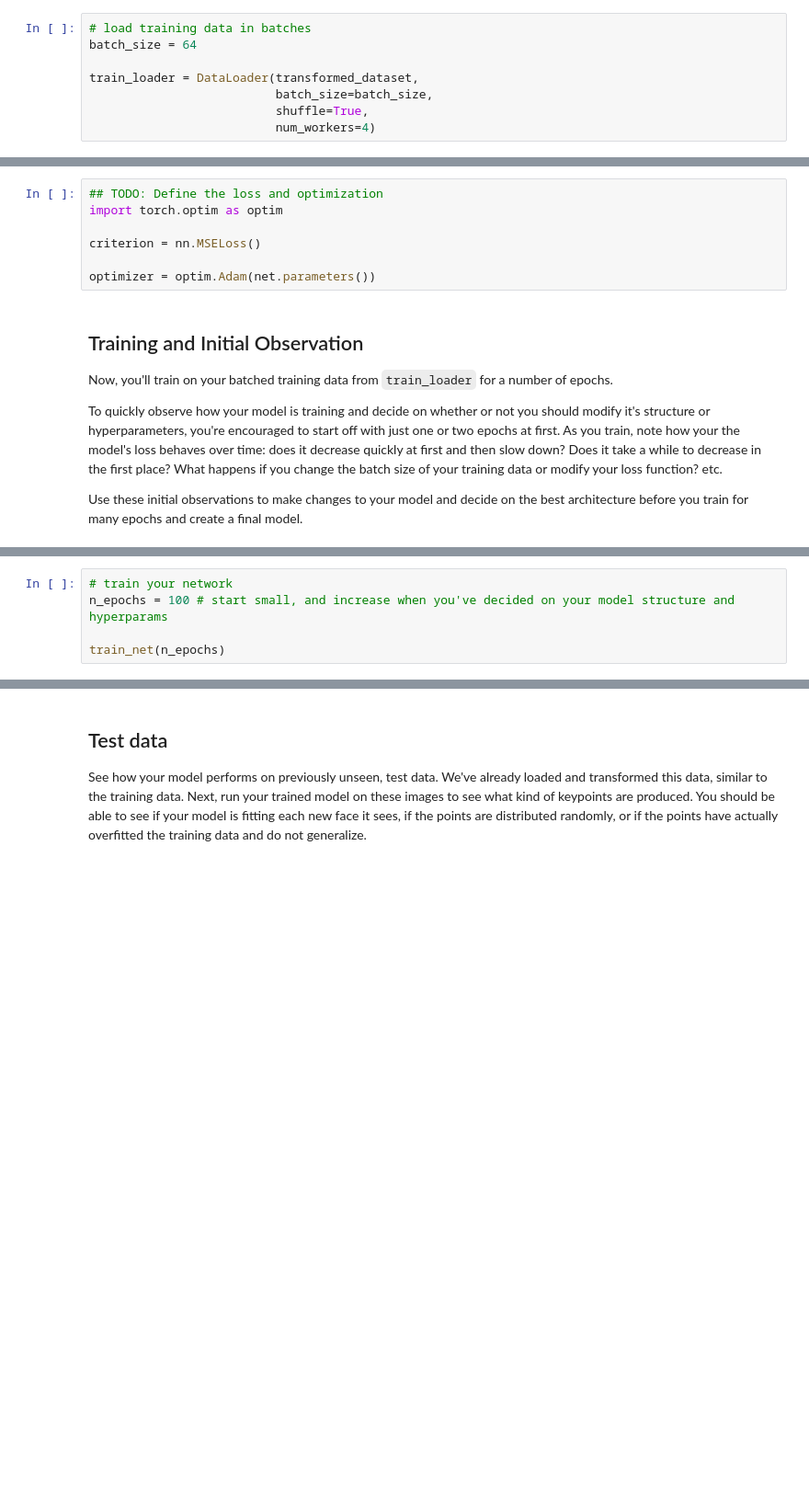
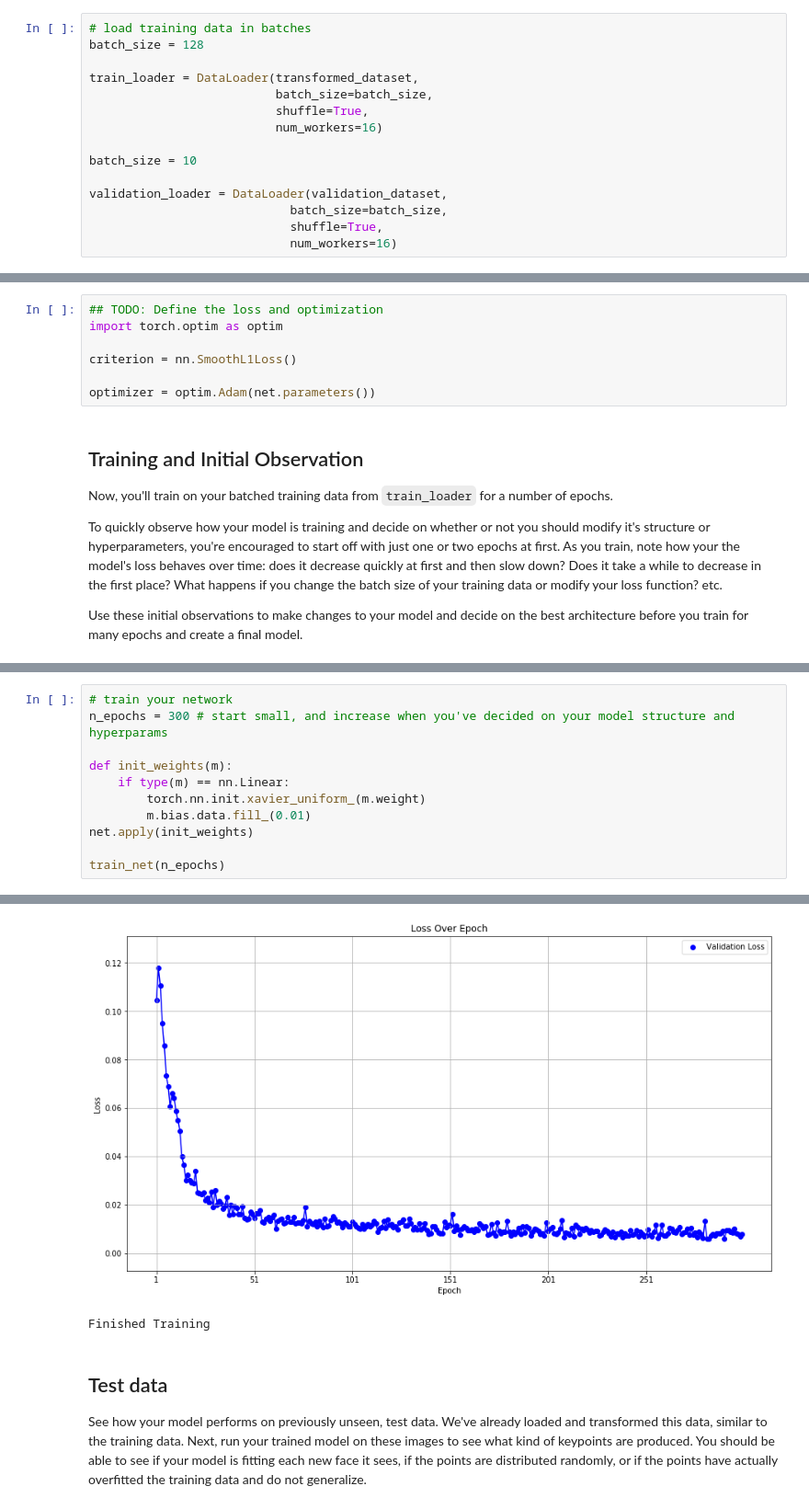
Before and after one commit to tomkdickinson/P1_Facial_Keypoints, a Jupyter notebook: 2. Define the Network Architecture.ipynb, the cells around one changed output, grey strips where cells are left out. Shown at 92% size. Cells and saved outputs as stored; diff of their text form; blank space fills up the shorter version.

```diff
--- a/2. Define the Network Architecture.ipynb
+++ b/2. Define the Network Architecture.ipynb
@@ -184,12 +212,19 @@ Decide on a good batch size for training your model. Try both small and large ba
 **Note for Windows users**: Please change the `num_workers` to 0 or you may face some issues with your DataLoader failing.
 # %%
 # load training data in batches
-batch_size = 64
+batch_size = 128
 
 train_loader = DataLoader(transformed_dataset,
                           batch_size=batch_size,
                           shuffle=True,
-                          num_workers=4)
+                          num_workers=16)
+
+batch_size = 10
+
+validation_loader = DataLoader(validation_dataset,
+                            batch_size=batch_size,
+                            shuffle=True,
+                            num_workers=16)
 # %% [markdown]
 ## Before training
 
@@ -348,7 +390,7 @@ Next, you'll define how the model will train by deciding on the loss function an
 ## TODO: Define the loss and optimization
 import torch.optim as optim
 
-criterion = nn.MSELoss()
+criterion = nn.SmoothL1Loss()
 
 optimizer = optim.Adam(net.parameters())
 # %% [markdown]
@@ -407,7 +493,13 @@ def train_net(n_epochs):
     print('Finished Training')
 # %%
 # train your network
-n_epochs = 100 # start small, and increase when you've decided on your model structure and hyperparams
+n_epochs = 300 # start small, and increase when you've decided on your model structure and hyperparams
+
+def init_weights(m):
+    if type(m) == nn.Linear:
+        torch.nn.init.xavier_uniform_(m.weight)
+        m.bias.data.fill_(0.01)
+net.apply(init_weights)
 
 train_net(n_epochs)
 # %% [output]
@@ -431,3 +523,5 @@ Finished Training
+[figure, added]
+Finished Training
 # %% [markdown]
 ## Test data
 
```
Also changed, not shown: parts of 25 cells of this notebook, 6 other files.
